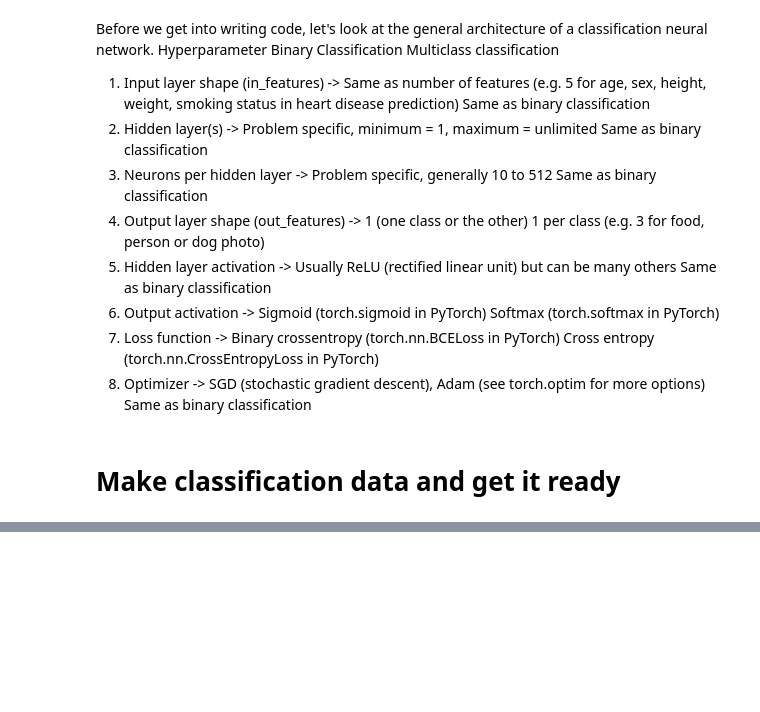
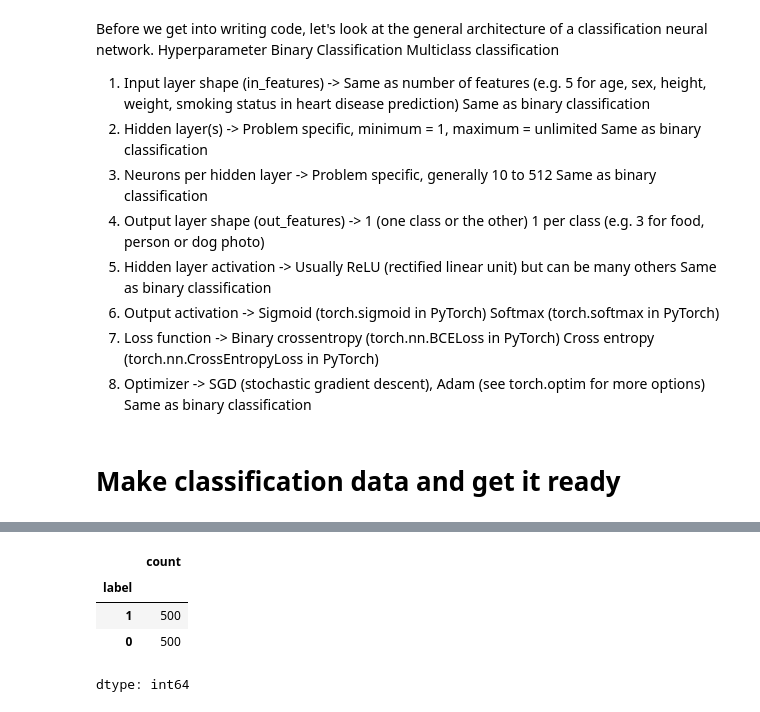
Before and after one commit to prabhat155/Learn-PyTorch, a Jupyter notebook: 02PyTorchNeuralNetworkClassification.ipynb, the cells around one changed output, grey strips where cells are left out. Drawn from its saved outputs; the diff is of its cells as text; code cells hidden in the pictures; blank space fills up the shorter version.

```diff
--- a/02PyTorchNeuralNetworkClassification.ipynb
+++ b/02PyTorchNeuralNetworkClassification.ipynb
@@ -40,0 +73,9 @@ X, y = make_circles(n_samples,
+# %%
+# Check different labels
+circles.label.value_counts()
+# %% [output]
+|  | count |
+| label |  |
+| 1 | 500 |
+| 0 | 500 |
+dtype: int64
```
Also changed, not shown: parts of 11 cells of this notebook.
